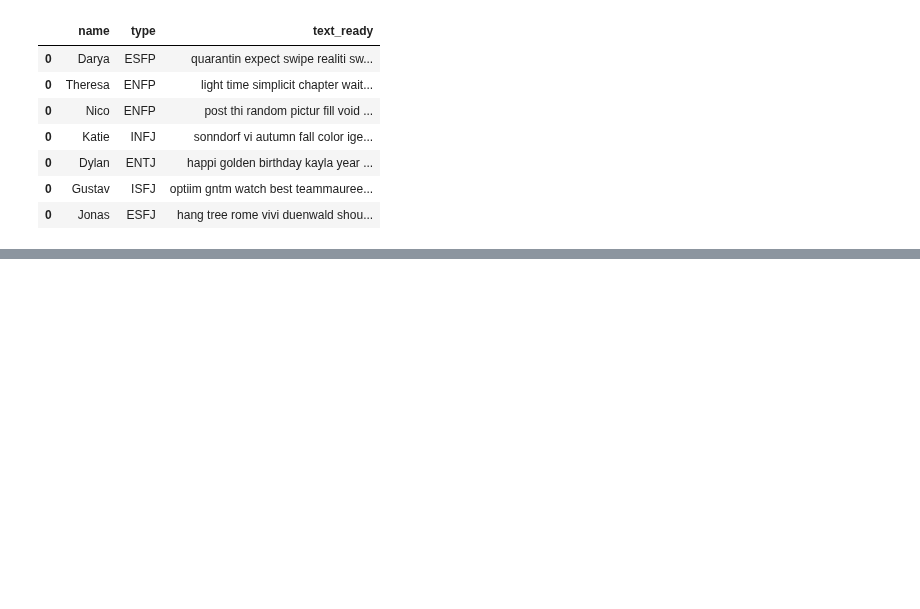
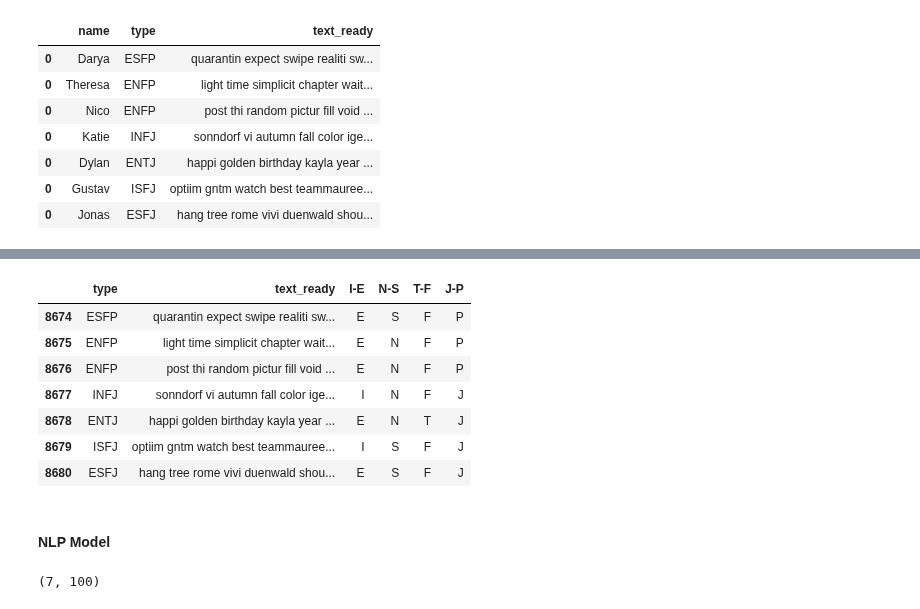
Before and after one commit to ta-data-bcn/Project-Week-8-Final-Project, a Jupyter notebook: your-project/code/Code 7 - Real Life Data.ipynb, the cells around one changed output, grey strips where cells are left out. Cells and saved outputs as stored; diff of their text form; code cells hidden in the pictures; blank space fills up the shorter version.

```diff
--- a/your-project/code/Code 7 - Real Life Data.ipynb
+++ b/your-project/code/Code 7 - Real Life Data.ipynb
@@ -475,0 +507,3 @@ rldata.to_csv(r'../data/reallife_data_insta.csv')
+# %%
+data2 = data.drop(columns = ['posts', 'Unnamed: 0', 'text_processed'])
+data2.head()
@@ -475,0 +517,5 @@ rldata.to_csv(r'../data/reallife_data_insta.csv')
+# %%
+data2['I-E'] = data2['type'].astype(str).str[0]
+data2['N-S'] = data2['type'].astype(str).str[1]
+data2['T-F'] = data2['type'].astype(str).str[2]
+data2['J-P'] = data2['type'].astype(str).str[3]
@@ -475,0 +533,3 @@ rldata.to_csv(r'../data/reallife_data_insta.csv')
+# %%
+data2 = pd.concat([data2, rldata]).reset_index(drop=True)
+data2.tail()
@@ -475,0 +543,18 @@ rldata.to_csv(r'../data/reallife_data_insta.csv')
+# %%
+data2['I-E'] = data2['type'].astype(str).str[0]
+data2['N-S'] = data2['type'].astype(str).str[1]
+data2['T-F'] = data2['type'].astype(str).str[2]
+data2['J-P'] = data2['type'].astype(str).str[3]
+# %%
+data2.tail(7)
+# %% [output]
+|  | type | text_ready | I-E | N-S | T-F | J-P |
+| 8674 | ESFP | quarantin expect swipe realiti sw... | E | S | F | P |
+| 8675 | ENFP | light time simplicit chapter wait... | E | N | F | P |
+| 8676 | ENFP | post thi random pictur fill void ... | E | N | F | P |
+| 8677 | INFJ | sonndorf vi autumn fall color ige... | I | N | F | J |
+| 8678 | ENTJ | happi golden birthday kayla year ... | E | N | T | J |
+| 8679 | ISFJ | optiim gntm watch best teammauree... | I | S | F | J |
+| 8680 | ESFJ | hang tree rome vivi duenwald shou... | E | S | F | J |
+# %% [markdown]
+#### NLP Model
@@ -475,0 +601,4 @@ rldata.to_csv(r'../data/reallife_data_insta.csv')
+# %%
+scaled[8674:].shape
+# %% [output]
+(7, 100)
```
Also changed, not shown: parts of 27 cells of this notebook, 5 other files.
